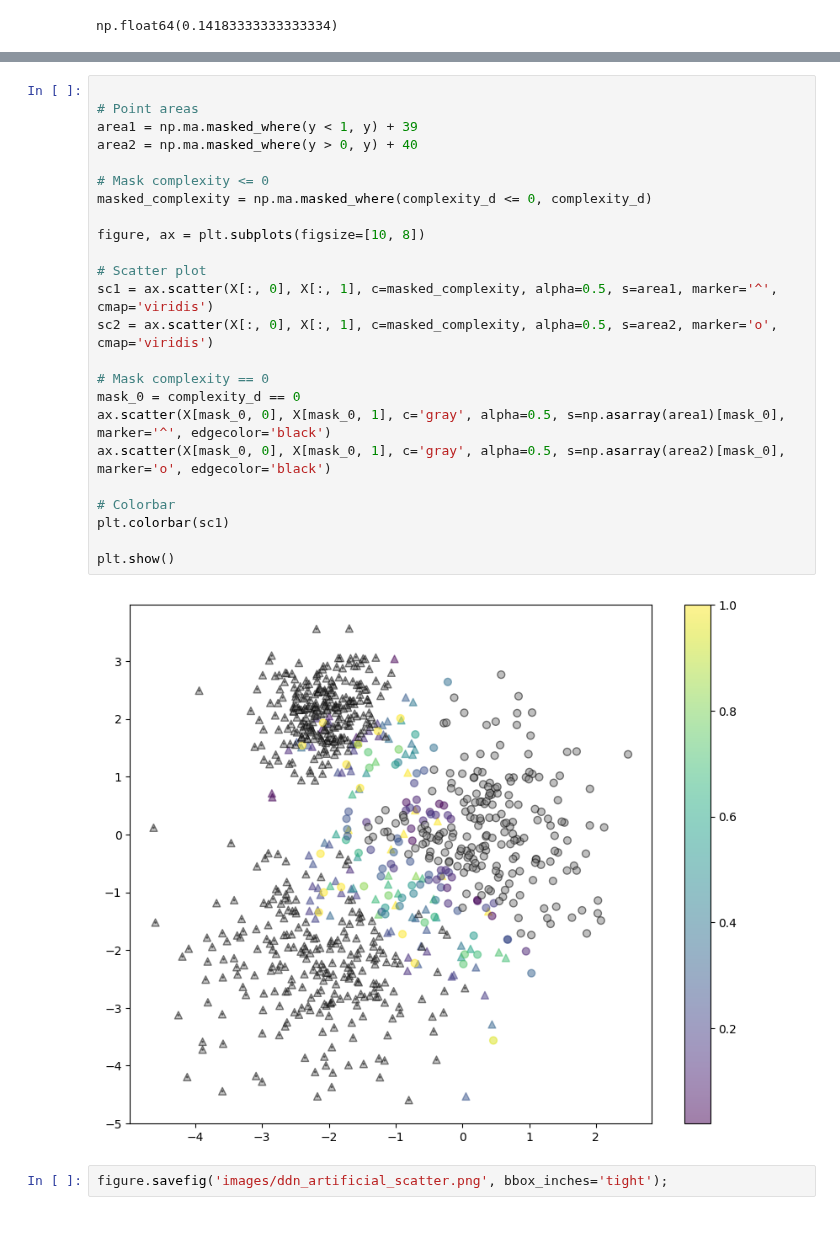
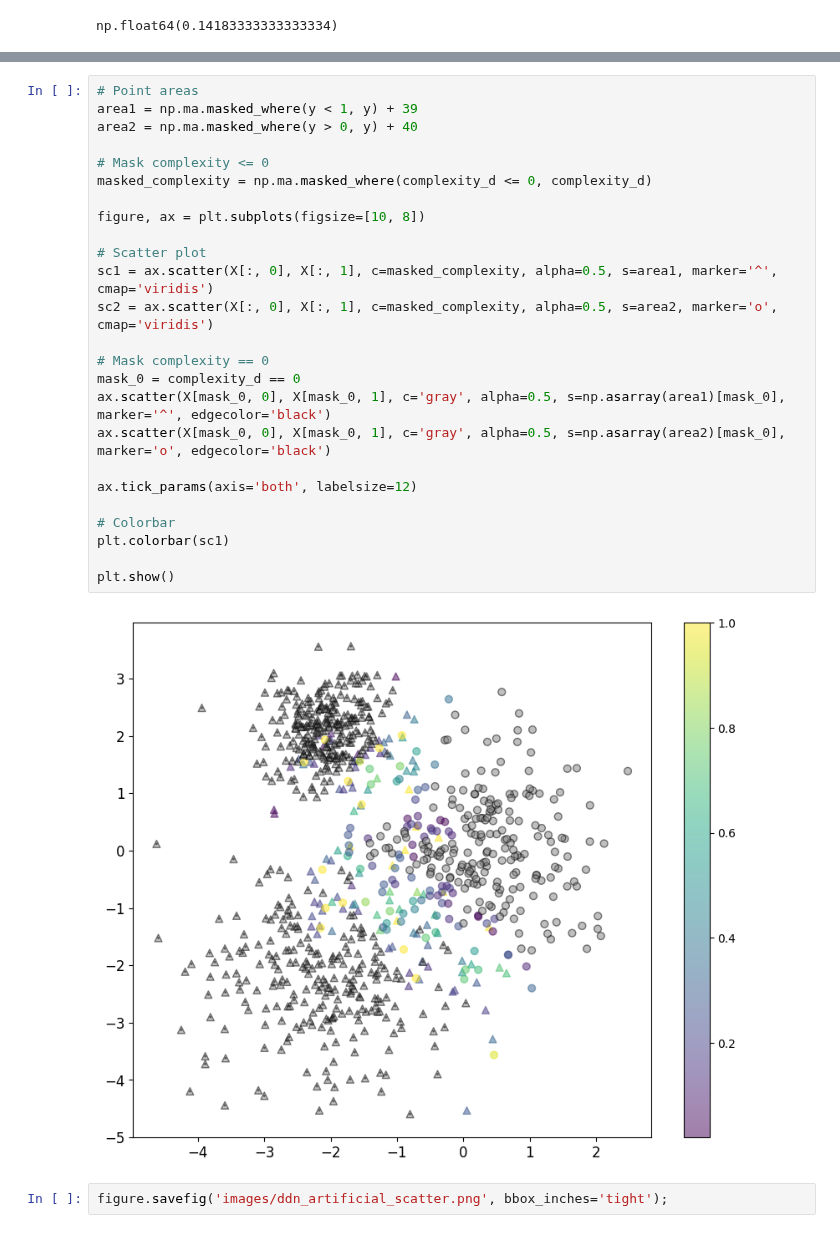
Before and after one commit to URJCDSLab/dynamic_disagreeing_neighbors, a Jupyter notebook: notebooks/3_artificial_data.ipynb, the cells around one changed output, grey strips where cells are left out. Saved outputs shown, nothing was run; the diff lists cells and outputs as text.

```diff
--- a/notebooks/3_artificial_data.ipynb
+++ b/notebooks/3_artificial_data.ipynb
@@ -268,29 +241,30 @@ plt.show()
 # %%
-
 # Point areas
 area1 = np.ma.masked_where(y < 1, y) + 39
 area2 = np.ma.masked_where(y > 0, y) + 40
 
 # Mask complexity <= 0
 masked_complexity = np.ma.masked_where(complexity_d <= 0, complexity_d)
 
 figure, ax = plt.subplots(figsize=[10, 8])
 
 # Scatter plot
 sc1 = ax.scatter(X[:, 0], X[:, 1], c=masked_complexity, alpha=0.5, s=area1, marker='^', cmap='viridis')
 sc2 = ax.scatter(X[:, 0], X[:, 1], c=masked_complexity, alpha=0.5, s=area2, marker='o', cmap='viridis')
 
 # Mask complexity == 0
 mask_0 = complexity_d == 0
 ax.scatter(X[mask_0, 0], X[mask_0, 1], c='gray', alpha=0.5, s=np.asarray(area1)[mask_0], marker='^', edgecolor='black')
 ax.scatter(X[mask_0, 0], X[mask_0, 1], c='gray', alpha=0.5, s=np.asarray(area2)[mask_0], marker='o', edgecolor='black')
 
+ax.tick_params(axis='both', labelsize=12)
+
 # Colorbar
 plt.colorbar(sc1)
 
 plt.show()
 # %% [output]
-[figure, old version]
+[figure, new version]
 # %%
 figure.savefig('images/ddn_artificial_scatter.png', bbox_inches='tight');
 # %% [markdown]
```
Also changed, not shown: parts of 5 cells of this notebook, 5 other files.
